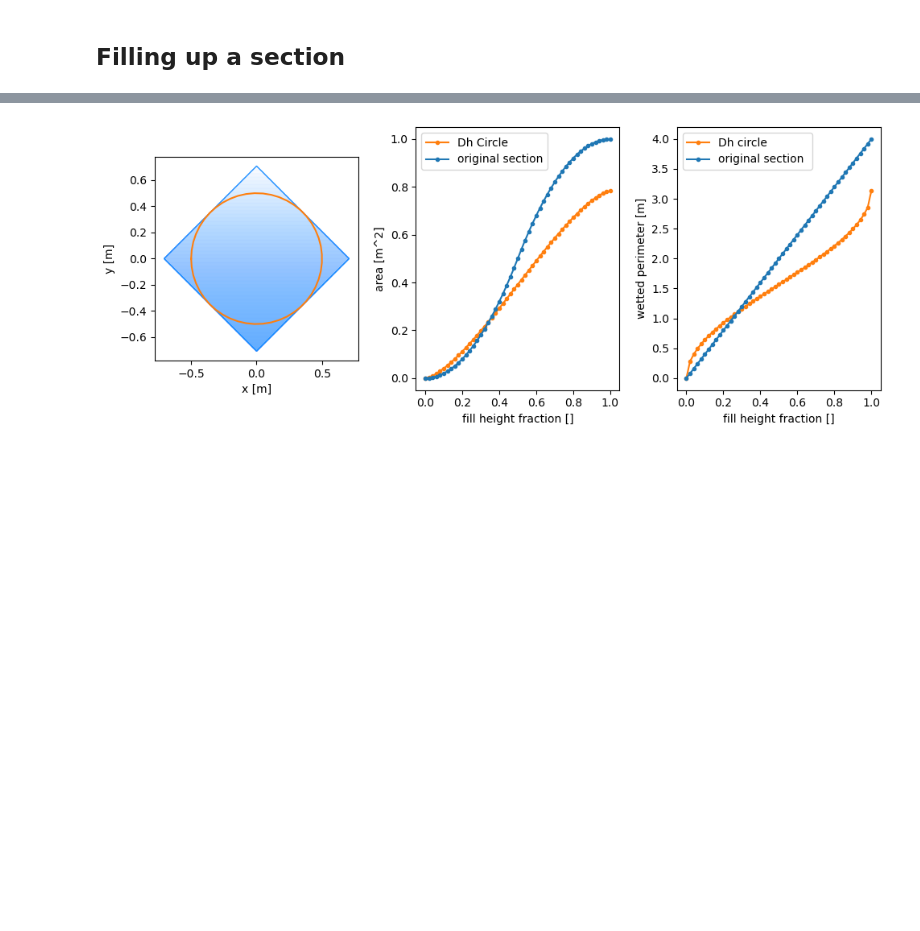
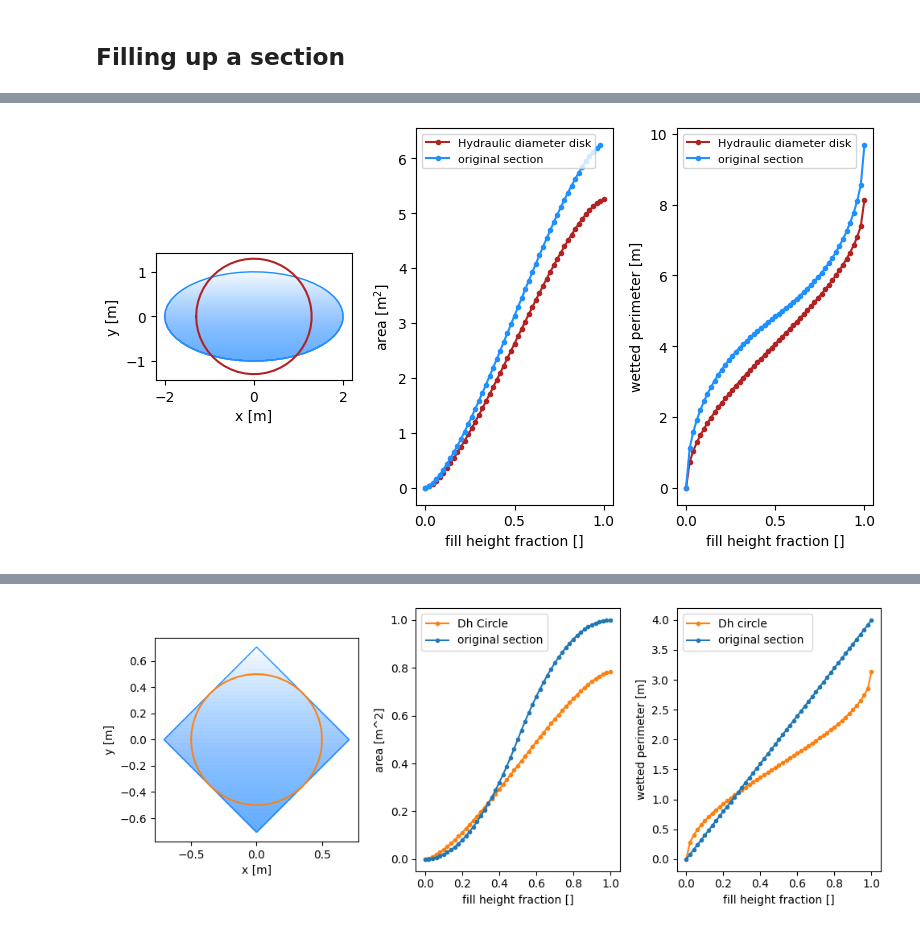
Before and after one commit to ERC-Karst/pc-centrelines, a Jupyter notebook: notebooks/FillingUpStateFunctions.ipynb, the cells around one changed output, grey strips where cells are left out. Saved outputs shown, nothing was run; the diff lists cells and outputs as text; code cells hidden in the pictures; blank space fills up the shorter version.

```diff
--- a/notebooks/FillingUpStateFunctions.ipynb
+++ b/notebooks/FillingUpStateFunctions.ipynb
@@ -158,0 +173,7 @@ _ = plot_section_by_fill_fraction2(square, fill_fractions,  "./temp/remplissage/
+# %%
+# ellipse
+thetai = np.linspace(-np.pi, np.pi)
+ellipse = np.vstack([2*np.cos(thetai), np.sin(thetai)]).T
+_ = plot_section_by_fill_fraction2(ellipse, fill_fractions, "./temp/remplissage/ellipse_1_2.png", show_circle=True)
+# %% [output]
+[figure, added]
```
Also changed, not shown: parts of 17 cells of this notebook, 4 other files.
